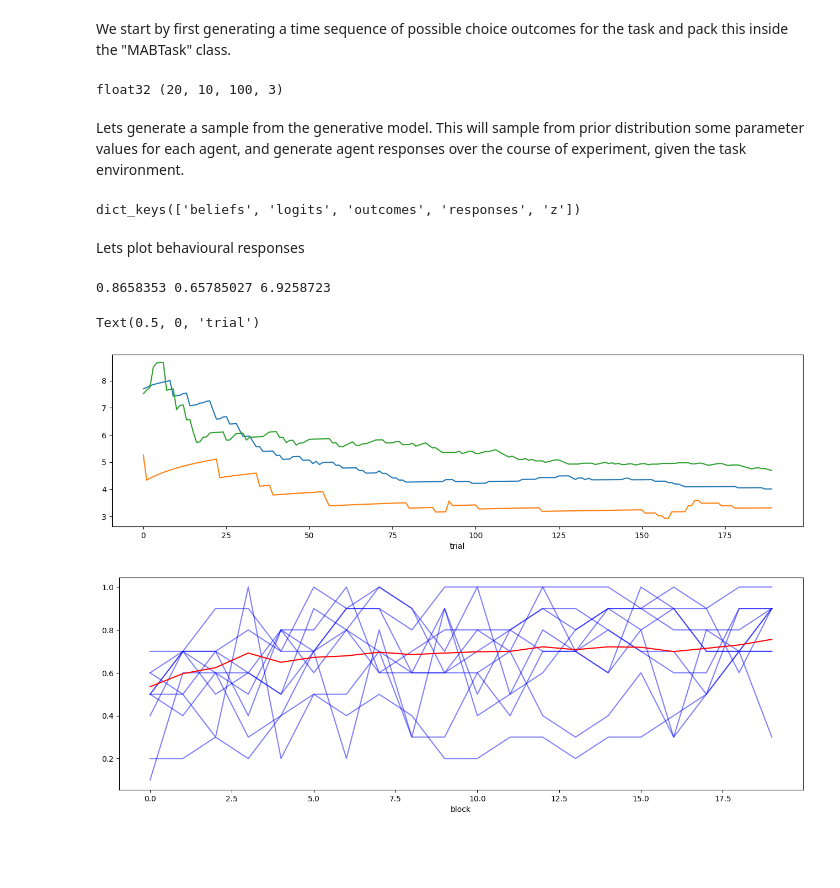
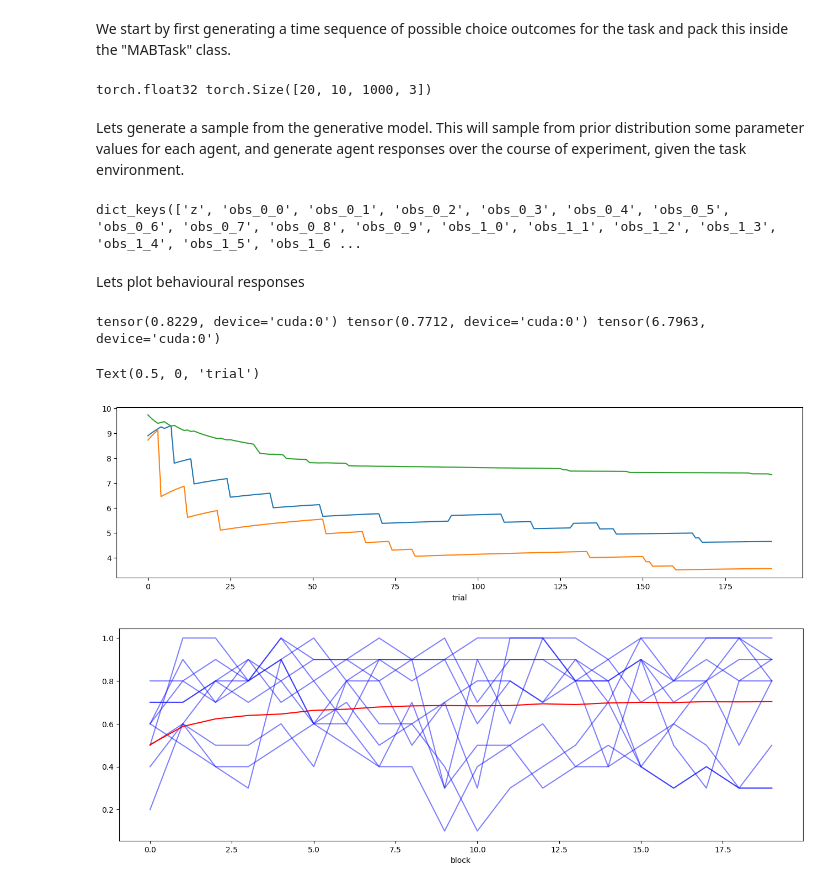
Before and after one commit to dimarkov/pybefit, a Jupyter notebook: examples/agent_development/agent_testing.ipynb, the cells around one changed output. Cells and saved outputs as stored; diff of their text form; code cells hidden in the pictures; blank space fills up the shorter version.

Commit message:
fixed plotting with gpu results for pytorch

```diff
--- a/examples/agent_development/agent_testing.ipynb
+++ b/examples/agent_development/agent_testing.ipynb
@@ -5,17 +14,17 @@
 import matplotlib.pyplot as plt
 import seaborn as sns
 
-backend = "numpyro"
+backend = "pyro"
 platform = "cpu"  # "gpu"
 
 if backend == "pyro":
     import torch
 
     tensor = torch
-    if platform == "cpu":
-        torch.set_default_dtype(torch.float32)
-    else:
-        torch.set_default_dtype(torch.cuda)
+    torch.set_default_dtype(torch.float32)
+    if platform == "gpu":
+        device = torch.device(f"cuda:{torch.cuda.current_device()}")
+        torch.set_default_device(device)
 
     torch.manual_seed(111)
 
@@ -76,13 +86,18 @@ We start by first generating a time sequence of possible choice outcomes for the
 blocks = 20
 trials = 10
 num_arms = 3
-num_agents = 100
+num_agents = 1000
 
 # create task environment
 probs = np.random.dirichlet(np.ones(num_arms), size=(num_agents,))
-outcomes = tensor.ones(1) * np.random.binomial(
+outcomes = np.random.binomial(
     1, probs, size=(blocks, trials, num_agents, num_arms)
 ).astype(np.float32)
+
+if backend == "pyro":
+    outcomes = tensor.tensor(outcomes)
+else:
+    outcomes = tensor.ones(1) * outcomes
 
 print(outcomes.dtype, outcomes.shape)
 
@@ -144,7 +159,7 @@ prior = Prior(num_params, num_agents, init_scale=0.1, backend=backend)
 gen_model = Model(prior, transform_ucb, likelihood, opts=opts_model)
 posterior = Guide(Posterior(num_params, num_agents, backend=backend))
 # %% [output]
-float32 (20, 10, 100, 3)
+torch.float32 torch.Size([20, 10, 1000, 3])
 # %% [markdown]
 Lets generate a sample from the generative model. This will sample from prior distribution some parameter values for each agent, and generate agent responses over the course of experiment, given the task environment.
 # %%
@@ -167,7 +185,7 @@ true_vals = (ucb_agent.lr, ucb_agent.c, ucb_agent.beta)
 # %%
 prior_predictive_sample.keys()
 # %% [output]
-dict_keys(['beliefs', 'logits', 'outcomes', 'responses', 'z'])
+dict_keys(['z', 'obs_0_0', 'obs_0_1', 'obs_0_2', 'obs_0_3', 'obs_0_4', 'obs_0_5', 'obs_0_6', 'obs_0_7', 'obs_0_8', 'obs_0_9', 'obs_1_0', 'obs_1_1', 'obs_1_2', 'obs_1_3', 'obs_1_4', 'obs_1_5', 'obs_1_6 ...
 # %% [markdown]
 Lets plot behavioural responses
 # %%
@@ -175,22 +193,30 @@ plt.figure(figsize=(16, 4))
 s = 0
 print(ucb_agent.lr[s], ucb_agent.c[s], ucb_agent.beta[s])
 logits = prior_predictive_sample["logits"][0][1:, :, s, :].reshape(-1, num_arms)
-plt.plot(logits)
+
+if backend == "pyro":
+    plt.plot(logits.cpu())
+else:
+    plt.plot(logits)
+
 plt.xlabel("trial")
 # %% [output]
-0.8658353 0.65785027 6.9258723
+tensor(0.8229, device='cuda:0') tensor(0.7712, device='cuda:0') tensor(6.7963, device='cuda:0')
 Text(0.5, 0, 'trial')
-[figure, old version]
+[figure, new version]
 # %%
 plt.figure(figsize=(16, 5))
-perc_correct = (
-    np.array(prior_predictive_sample["responses"][0]) == probs.argmax(-1)
-).mean(1)
+if backend == "pyro":
+    responses = np.array(prior_predictive_sample["responses"][0].cpu())
+else:
+    responses = np.array(prior_predictive_sample["responses"][0])
+
+perc_correct = (responses == probs.argmax(-1)).mean(1)
 plt.plot(perc_correct[:, :10], "b", alpha=0.5)
 plt.plot(perc_correct.mean(-1), "r")
 plt.xlabel("block");
 # %% [output]
-[figure, old version]
+[figure, new version]
 # %%
 fig, axes = plt.subplots(1, 3, figsize=(16, 5))
 for i in range(3):
```
Also changed, not shown: parts of 13 cells of this notebook.
